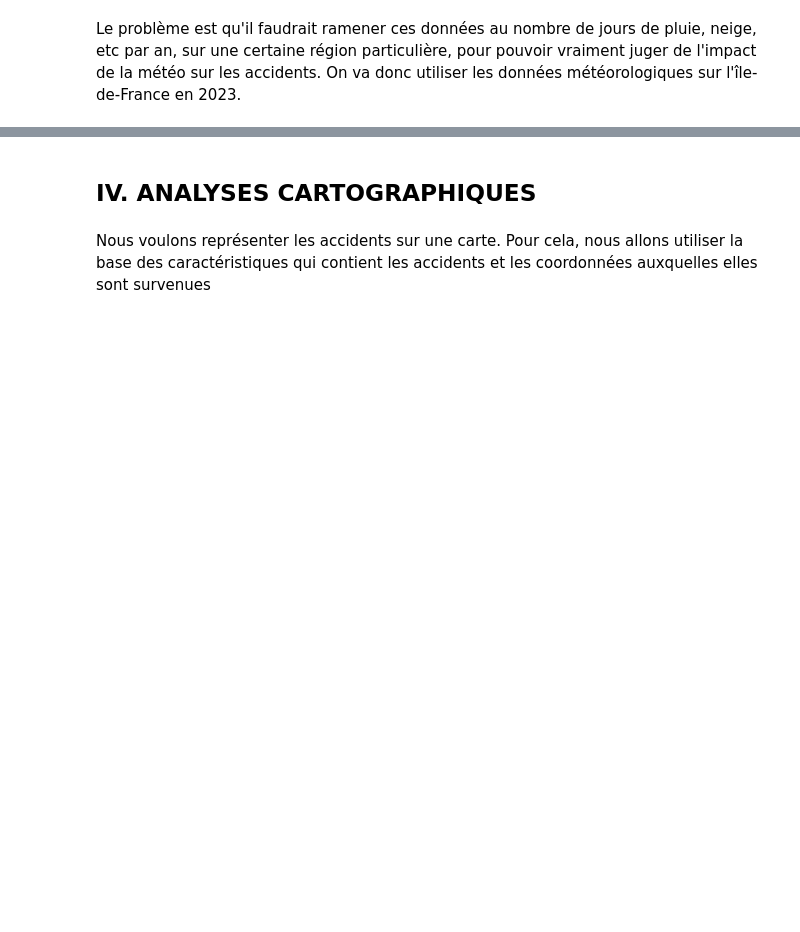
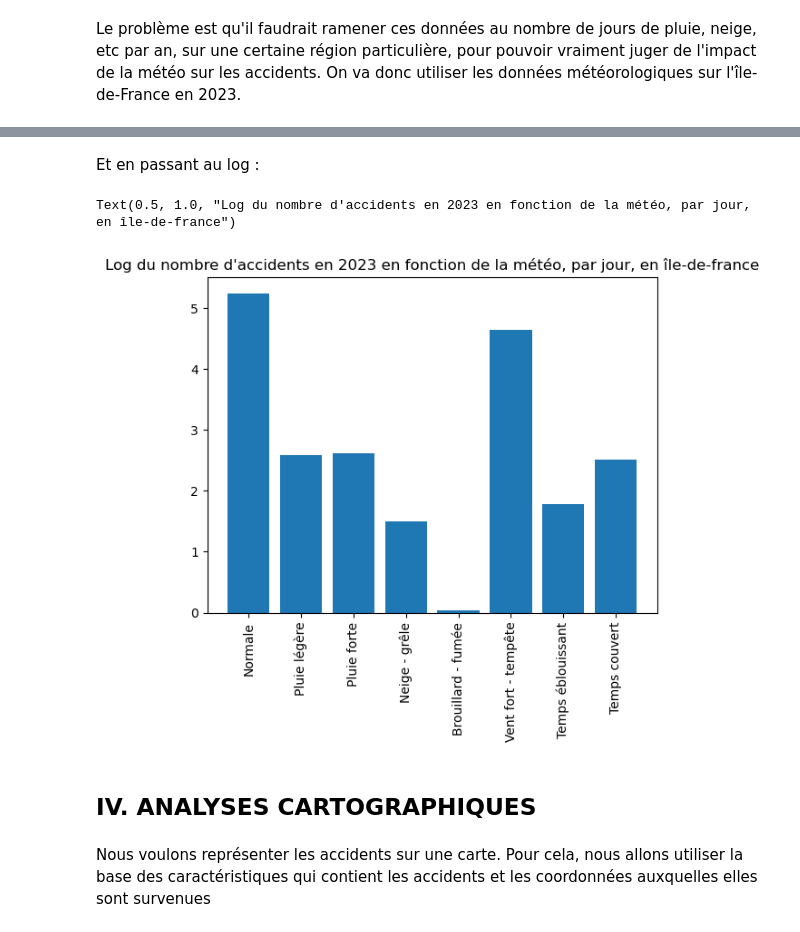
Before and after one commit to celineferbach/Projet-accidents-de-la-route, a Jupyter notebook: importation.ipynb, the cells around one changed output, grey strips where cells are left out. Drawn from its saved outputs; the diff is of its cells as text; code cells hidden in the pictures; blank space fills up the shorter version.

```diff
--- a/importation.ipynb
+++ b/importation.ipynb
@@ -1115,3 +1150,17 @@ KeyError: 'dep'
+# %% [markdown]
+Et en passant au log :
+# %%
+log_Num_Acc_pjour = [math.log(df_atm.at[k, 'Num_Acc']/meteo[k]) for k in meteo]
+
+hist = { "atm" : ["Normale", "Pluie légère", "Pluie forte", "Neige - grêle", "Brouillard - fumée",
+                  "Vent fort - tempête", "Temps éblouissant", "Temps couvert"],
+        "log_Num_Acc" : log_Num_Acc_pjour}
+plt.bar(hist["atm"], hist["log_Num_Acc"])
+plt.xticks(rotation = 90)
+plt.title("Log du nombre d'accidents en 2023 en fonction de la météo, par jour, en île-de-france")
+# %% [output]
+Text(0.5, 1.0, "Log du nombre d'accidents en 2023 en fonction de la météo, par jour, en île-de-france")
+[figure, added]
 # %% [markdown]
 ## IV. ANALYSES CARTOGRAPHIQUES
 # %% [markdown]
```
Also changed, not shown: parts of 27 cells of this notebook, 1 other file.
